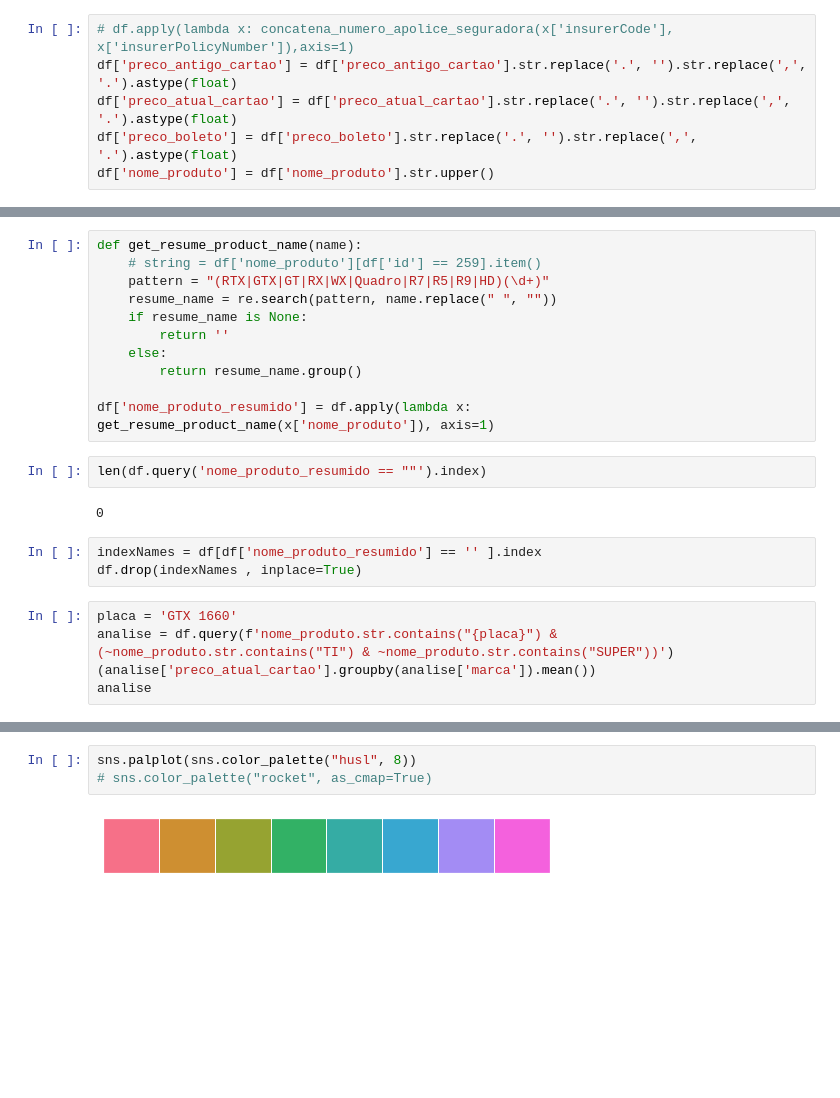
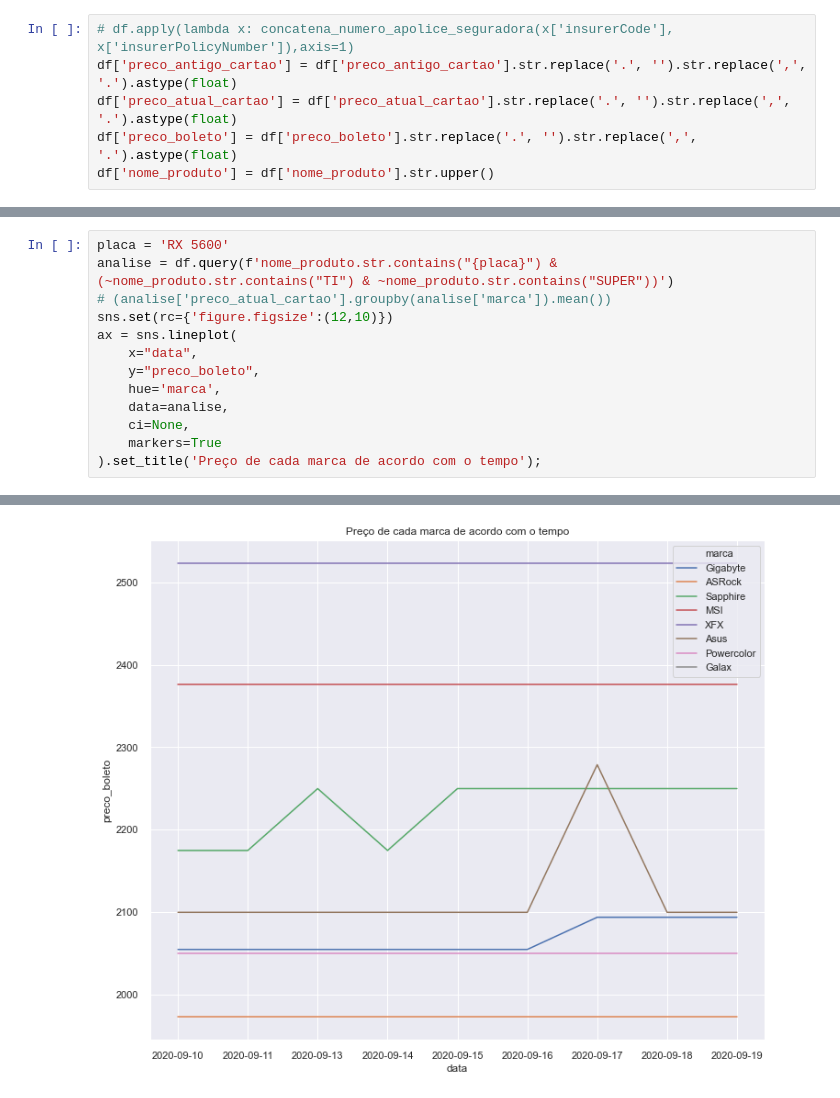
Before and after one commit to Ighus/ds_analysis_hardware_market, a Jupyter notebook: analysis.ipynb, the cells around one changed output, grey strips where cells are left out. Cells and saved outputs as stored; diff of their text form; blank space fills up the shorter version.

```diff
--- a/analysis.ipynb
+++ b/analysis.ipynb
@@ -115,24 +124,14 @@ df.query('nome_produto.str.contains("GTX 1660") & (~nome_produto.str.contains("T
-# %%
-def get_resume_product_name(name):
-    # string = df['nome_produto'][df['id'] == 259].item()
-    pattern = "(RTX|GTX|GT|RX|WX|Quadro|R7|R5|R9|HD)(\d+)"
-    resume_name = re.search(pattern, name.replace(" ", ""))
-    if resume_name is None:
-        return ''
-    else:
-        return resume_name.group()
-
-df['nome_produto_resumido'] = df.apply(lambda x: get_resume_product_name(x['nome_produto']), axis=1)
-# %%
-len(df.query('nome_produto_resumido == ""').index)
-# %% [output]
-0
-# %%
-indexNames = df[df['nome_produto_resumido'] == '' ].index
-df.drop(indexNames , inplace=True)
 # %%
-placa = 'GTX 1660'
+placa = 'RX 5600'
 analise = df.query(f'nome_produto.str.contains("{placa}") & (~nome_produto.str.contains("TI") & ~nome_produto.str.contains("SUPER"))')
-(analise['preco_atual_cartao'].groupby(analise['marca']).mean())
-analise
+# (analise['preco_atual_cartao'].groupby(analise['marca']).mean())
+sns.set(rc={'figure.figsize':(12,10)})
+ax = sns.lineplot(
+    x="data",
+    y="preco_boleto",
+    hue='marca',
+    data=analise,
+    ci=None,
+    markers=True
+).set_title('Preço de cada marca de acordo com o tempo');
 # %% [output]
@@ -156,5 +138 @@ analise
+[figure, added]
-# %%
-sns.palplot(sns.color_palette("husl", 8))
-# sns.color_palette("rocket", as_cmap=True)
-# %% [output]
-[figure, removed]
```
Also changed, not shown: parts of 19 cells of this notebook.
